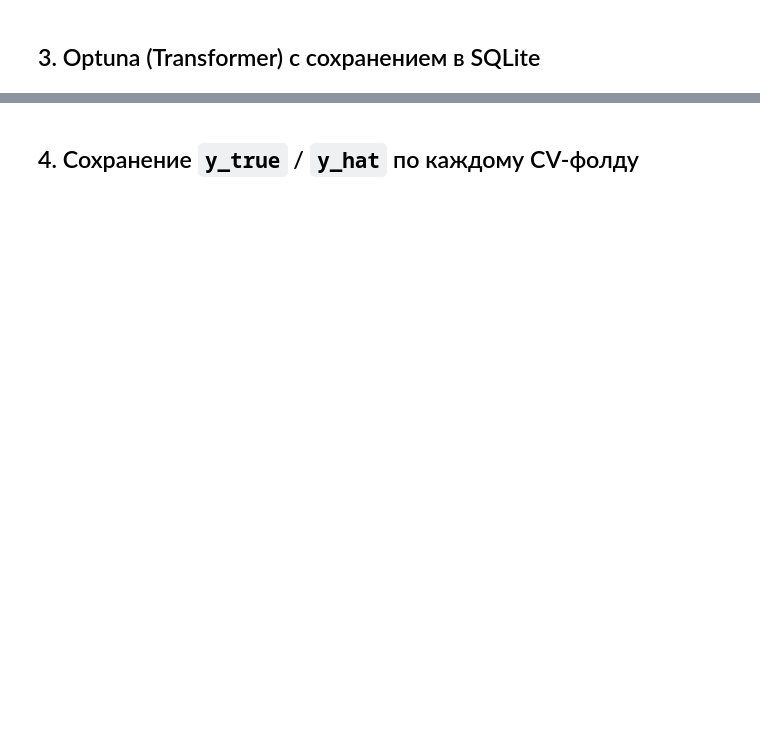
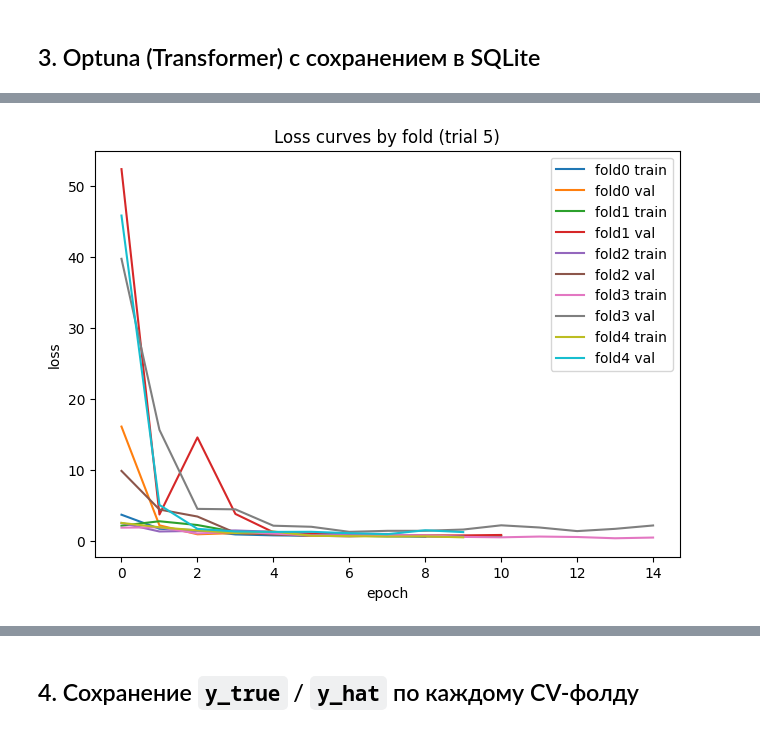
Before and after one commit to slendersold/NeuronDeCo, a Jupyter notebook: notebooks/lib_only_tfr_pipeline.ipynb, the cells around one changed output, grey strips where cells are left out. Drawn from its saved outputs; the diff is of its cells as text; code cells hidden in the pictures; blank space fills up the shorter version.

```diff
--- a/notebooks/lib_only_tfr_pipeline.ipynb
+++ b/notebooks/lib_only_tfr_pipeline.ipynb
@@ -48,3 +56,17 @@ print("device:", device)
+# %%
+db_path = Path("../../PreprocessedData/specs_with_car/2026-03-24/tfr_s11_alexnet.db").resolve()
+
+study_a = optuna.load_study(
+    study_name="tfr_s11_alexnet",
+    storage=f"sqlite:///{db_path}"
+)
+
+db_path = Path("../../PreprocessedData/specs_with_car/2026-03-24/tfr_s11_transformer.db").resolve()
+
+study_t = optuna.load_study(
+    study_name="tfr_s11_transformer",
+    storage=f"sqlite:///{db_path}"
+)
 # %% [markdown]
 ## 1. Загрузка реальных данных (`tfr_*.fif`) + папка БД с сегодняшней датой
 # %%
@@ -211,0 +317,70 @@ study_t.best_trials[0].values, study_t.best_trials[0].params
+# %%
+import matplotlib.pyplot as plt
+
+t = study_a.trials[5]  # если номера идут подряд, ок
+# более надёжно, если есть пропуски:
+# t = next(tr for tr in study.get_trials(deepcopy=False) if tr.number == trial_number)
+
+print("Trial number:", t.number)
+print("Values (f1, slope):", t.values)
+print("Params:", t.params)
+
+# --- новая номенклатура: fold_curves ---
+fold_curves = t.user_attrs.get("fold_curves", None)
+
+if fold_curves is not None and len(fold_curves) > 0:
+    # 1) Loss curves по фолдам
+    plt.figure(constrained_layout=True)
+    for fc in fold_curves:
+        name = fc.get("split", "fold")
+        tr_losses = fc.get("train_losses", [])
+        va_losses = fc.get("val_losses", [])
+        if tr_losses:
+            plt.plot(tr_losses, label=f"{name} train")
+        if va_losses:
+            plt.plot(va_losses, label=f"{name} val")
+    plt.xlabel("epoch")
+    plt.ylabel("loss")
+    plt.title(f"Loss curves by fold (trial {t.number})")
+    plt.legend()
+    plt.show()
+
+    # 2) F1 curves по фолдам
+    plt.figure(constrained_layout=True)
+    for fc in fold_curves:
+        name = fc.get("split", "fold")
+        va_f1s = fc.get("val_f1s", [])
+        if va_f1s:
+            plt.plot(va_f1s, label=f"{name} val f1_macro")
+    plt.xlabel("epoch")
+    plt.ylabel("f1_macro")
+    plt.title(f"Validation F1_macro by fold (trial {t.number})")
+    plt.legend()
+    plt.show()
+
+else:
+    # --- fallback: старая номенклатура ---
+    train_losses = t.user_attrs.get("train_losses", [])
+    val_losses   = t.user_attrs.get("val_losses", [])
+    val_f1s      = t.user_attrs.get("val_f1s", [])
+
+    plt.figure(constrained_layout=True)
+    if train_losses:
+        plt.plot(train_losses, label="train loss")
+    if val_losses:
+        plt.plot(val_losses, label="val loss")
+    plt.xlabel("epoch")
+    plt.ylabel("loss")
+    plt.title(f"Loss curves (trial {t.number})")
+    plt.legend()
+    plt.show()
+
+    plt.figure(constrained_layout=True)
+    if val_f1s:
+        plt.plot(val_f1s, label="val f1_macro")
+    plt.xlabel("epoch")
+    plt.ylabel("f1_macro")
+    plt.title(f"Validation F1_macro (trial {t.number})")
+    plt.legend()
+    plt.show()
+# %% [output]
@@ -211,0 +390 @@ study_t.best_trials[0].values, study_t.best_trials[0].params
+[figure, added]
```
Also changed, not shown: parts of 10 cells of this notebook, 2 other files.
